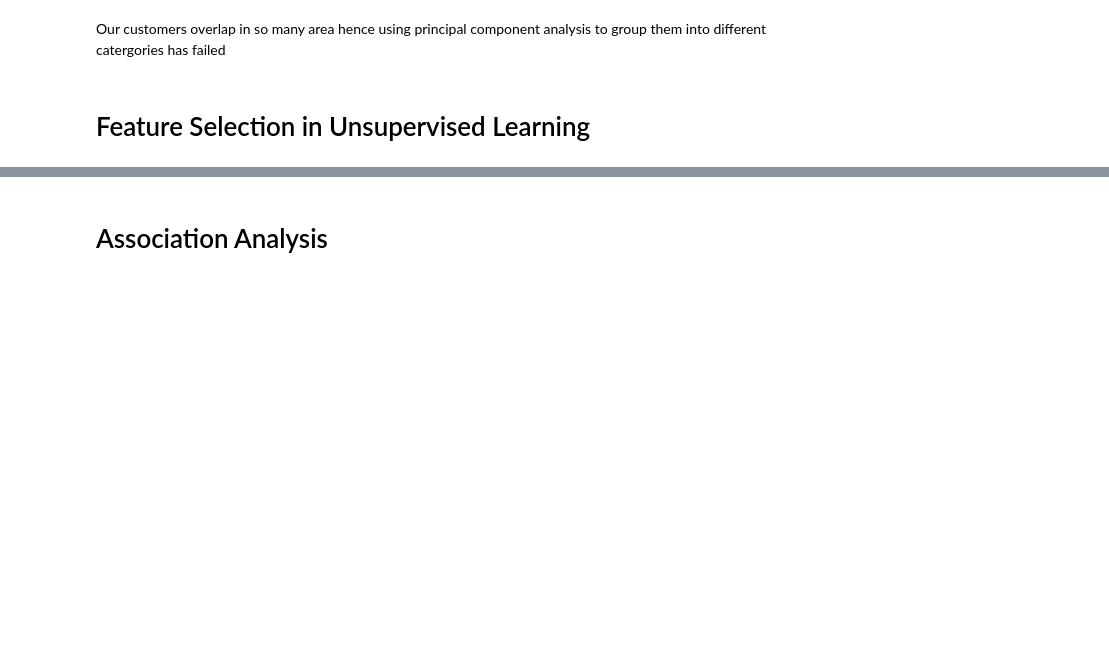
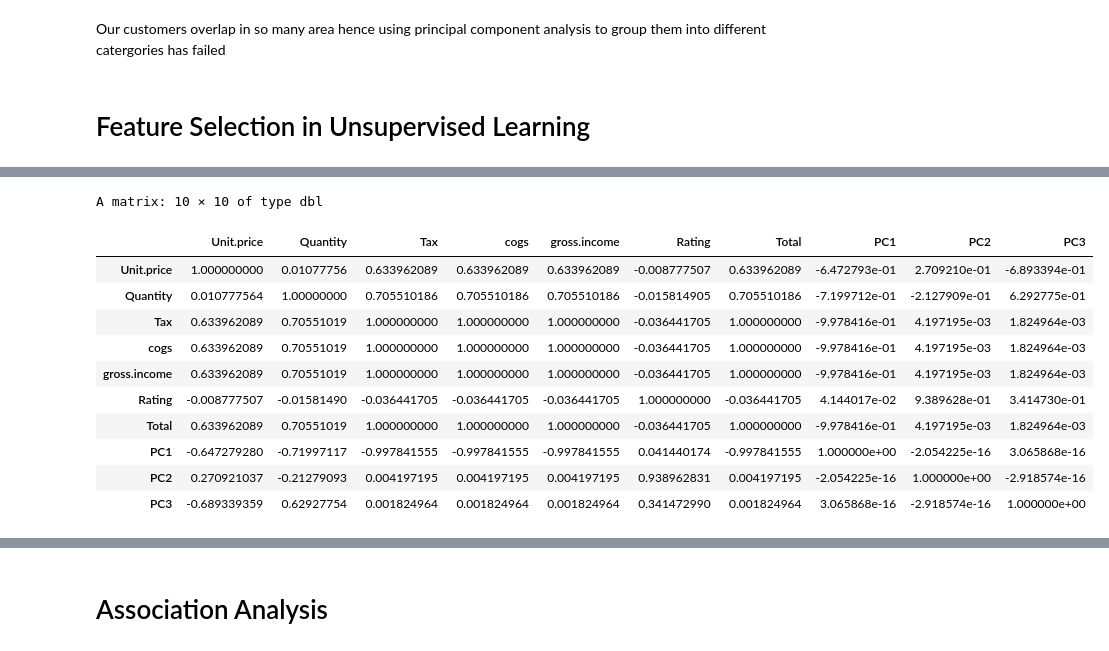
Before and after one commit to UnplugCharger/week-14, a Jupyter notebook: WEEK_14.ipynb, the cells around one changed output, grey strips where cells are left out. Cells and saved outputs as stored; diff of their text form; code cells hidden in the pictures; blank space fills up the shorter version.

```diff
--- a/WEEK_14.ipynb
+++ b/WEEK_14.ipynb
@@ -176,0 +203,15 @@ Our customers overlap in so many area hence using principal component analysis t
+# %%
+correlationMatrix
+# %% [output]
+A matrix: 10 × 10 of type dbl
+|  | Unit.price | Quantity | Tax | cogs | gross.income | Rating | Total | PC1 | PC2 | PC3 |
+| Unit.price | 1.000000000 | 0.01077756 | 0.633962089 | 0.633962089 | 0.633962089 | -0.008777507 | 0.633962089 | -6.472793e-01 | 2.709210e-01 | -6.893394e-01 |
+| Quantity | 0.010777564 | 1.00000000 | 0.705510186 | 0.705510186 | 0.705510186 | -0.015814905 | 0.705510186 | -7.199712e-01 | -2.127909e-01 | 6.292775e-01 |
+| Tax | 0.633962089 | 0.70551019 | 1.000000000 | 1.000000000 | 1.000000000 | -0.036441705 | 1.000000000 | -9.978416e-01 | 4.197195e-03 | 1.824964e-03 |
+| cogs | 0.633962089 | 0.70551019 | 1.000000000 | 1.000000000 | 1.000000000 | -0.036441705 | 1.000000000 | -9.978416e-01 | 4.197195e-03 | 1.824964e-03 |
+| gross.income | 0.633962089 | 0.70551019 | 1.000000000 | 1.000000000 | 1.000000000 | -0.036441705 | 1.000000000 | -9.978416e-01 | 4.197195e-03 | 1.824964e-03 |
+| Rating | -0.008777507 | -0.01581490 | -0.036441705 | -0.036441705 | -0.036441705 | 1.000000000 | -0.036441705 | 4.144017e-02 | 9.389628e-01 | 3.414730e-01 |
+| Total | 0.633962089 | 0.70551019 | 1.000000000 | 1.000000000 | 1.000000000 | -0.036441705 | 1.000000000 | -9.978416e-01 | 4.197195e-03 | 1.824964e-03 |
+| PC1 | -0.647279280 | -0.71997117 | -0.997841555 | -0.997841555 | -0.997841555 | 0.041440174 | -0.997841555 | 1.000000e+00 | -2.054225e-16 | 3.065868e-16 |
+| PC2 | 0.270921037 | -0.21279093 | 0.004197195 | 0.004197195 | 0.004197195 | 0.938962831 | 0.004197195 | -2.054225e-16 | 1.000000e+00 | -2.918574e-16 |
+| PC3 | -0.689339359 | 0.62927754 | 0.001824964 | 0.001824964 | 0.001824964 | 0.341472990 | 0.001824964 | 3.065868e-16 | -2.918574e-16 | 1.000000e+00 |
```
Also changed, not shown: parts of 14 cells of this notebook.
